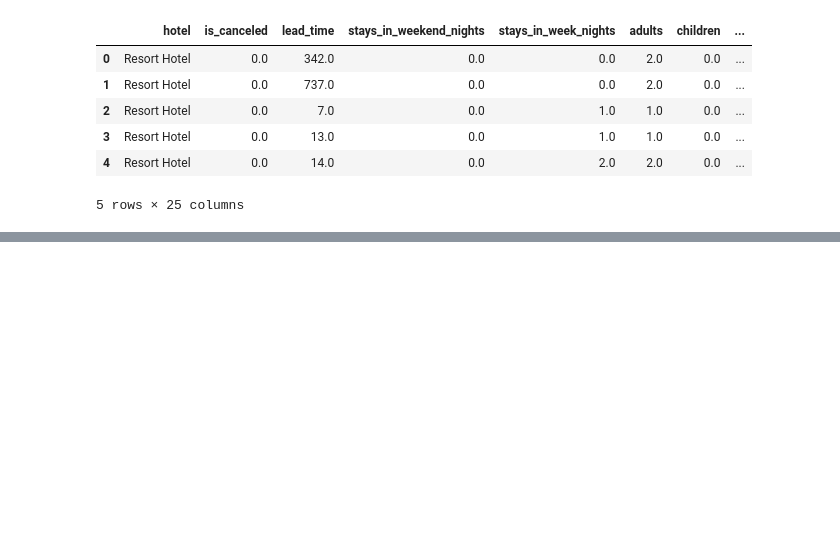
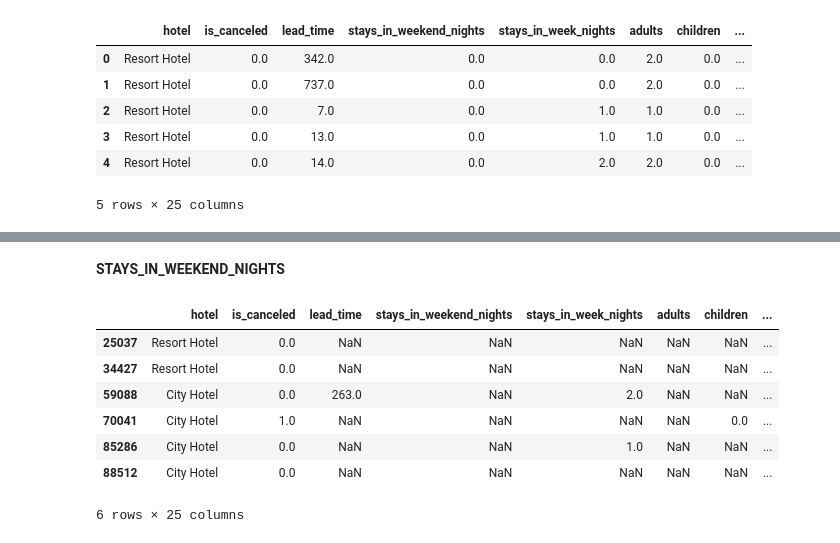
Before and after one commit to Kekkles1/BI-Colab, a Jupyter notebook: BI Assignment.ipynb, the cells around one changed output, grey strips where cells are left out. Cells and saved outputs as stored; diff of their text form; code cells hidden in the pictures; blank space fills up the shorter version.

```diff
--- a/BI Assignment.ipynb
+++ b/BI Assignment.ipynb
@@ -635,0 +687,4 @@ df.head()
+# %%
+# Fill missing values in 'is_canceled' with the mode
+df['is_canceled'].fillna(0,inplace=True)
+df.isnull().sum()
@@ -635,0 +714,13 @@ df.head()
+# %% [markdown]
+**STAYS_IN_WEEKEND_NIGHTS**
+# %%
+df[df['stays_in_weekend_nights'].isna()]
+# %% [output]
+|  | hotel | is_canceled | lead_time | stays_in_weekend_nights | stays_in_week_nights | adults | children | ... |
+| 25037 | Resort Hotel | 0.0 | NaN | NaN | NaN | NaN | NaN | ... |
+| 34427 | Resort Hotel | 0.0 | NaN | NaN | NaN | NaN | NaN | ... |
+| 59088 | City Hotel | 0.0 | 263.0 | NaN | 2.0 | NaN | NaN | ... |
+| 70041 | City Hotel | 1.0 | NaN | NaN | NaN | NaN | 0.0 | ... |
+| 85286 | City Hotel | 0.0 | NaN | NaN | 1.0 | NaN | NaN | ... |
+| 88512 | City Hotel | 0.0 | NaN | NaN | NaN | NaN | NaN | ... |
+6 rows × 25 columns
```
Also changed, not shown: parts of 14 cells of this notebook.
